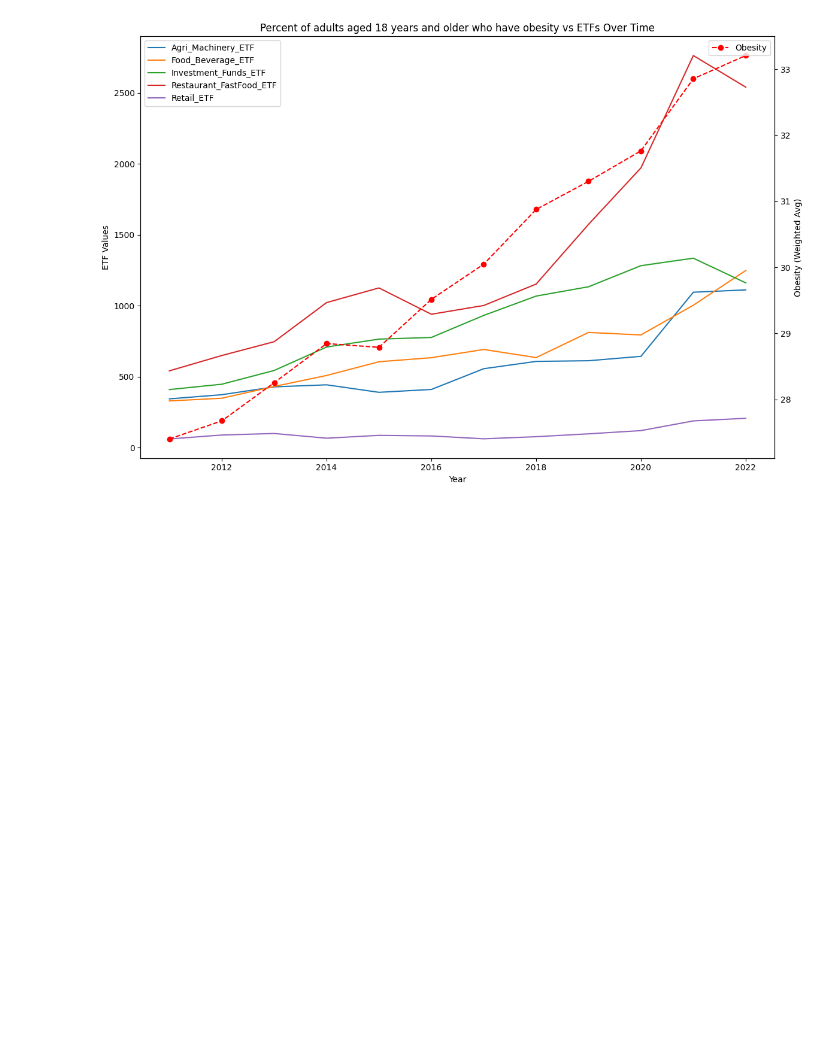
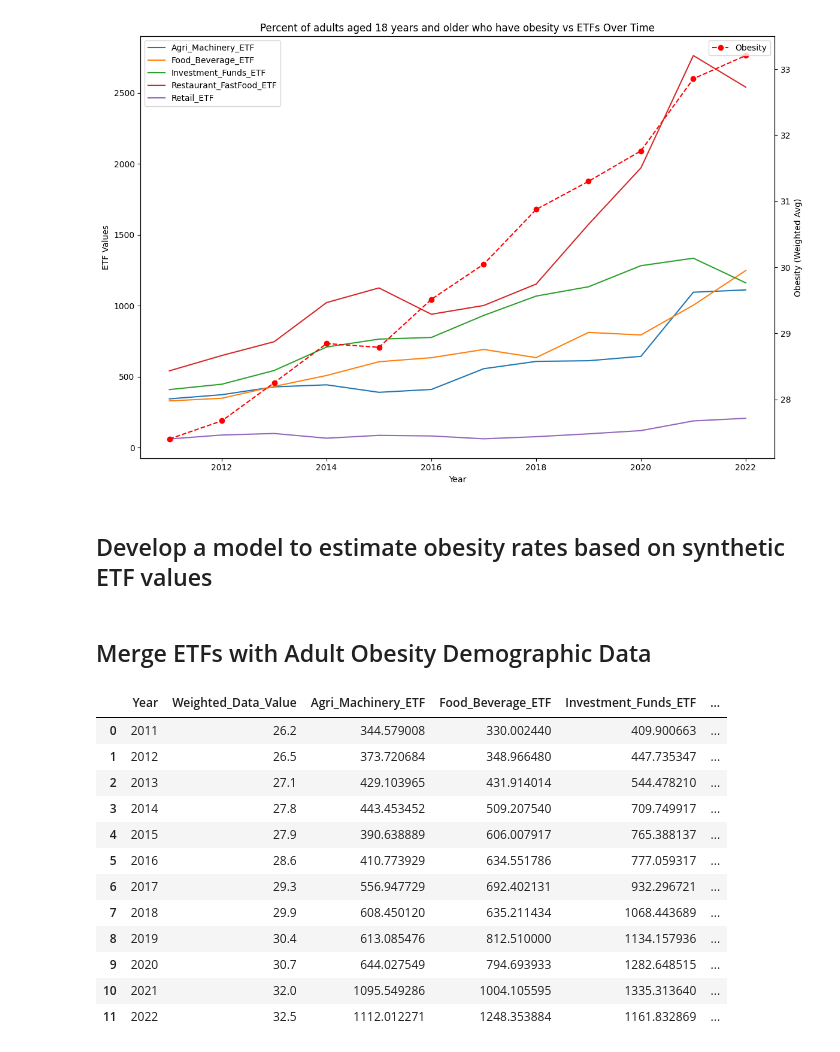
Before and after one commit to TonyZhang2004/Citadel-Summer-Datathon, a Jupyter notebook: EDA/synth_etf_corr.ipynb, the cells around one changed output. Saved outputs shown, nothing was run; the diff lists cells and outputs as text; code cells hidden in the pictures; blank space fills up the shorter version.

```diff
--- a/EDA/synth_etf_corr.ipynb
+++ b/EDA/synth_etf_corr.ipynb
@@ -12,6 +12,14 @@ health_file_2_path = 'grouped_data_2.csv'
 health_file_3_path = 'grouped_data_3.csv'
 health_file_4_path = 'grouped_data_4.csv'
 stock_file_path = './all_stock_and_etfs.csv'
+
+two_or_more_races_path = 'adult_ethnicity_health_data/2ormoreraces_obesity.csv'
+american_indian_alaskan_path = 'adult_ethnicity_health_data/AmericanIndianAlaskaNative_obesity.csv'
+asian_path = 'adult_ethnicity_health_data/Asian_obesity.csv'
+hawaiian_pacific_islander_path = 'adult_ethnicity_health_data/HawaiianPacificIslander_obesity.csv'
+hispanic_path = 'adult_ethnicity_health_data/Hispanic_obesity.csv'
+non_hispanic_black_path = 'adult_ethnicity_health_data/Non-HispanicBlack_obesity.csv'
+non_hispanic_white_path = 'adult_ethnicity_health_data/Non-HispanicWhite_obesity.csv'
 # %% [markdown]
 ## File Path Descriptions:
 
@@ -313,3 +323,36 @@ plt.tight_layout()
 plt.show()
 # %% [output]
 [figure]
+# %% [markdown]
+## Develop a model to estimate obesity rates based on synthetic ETF values
+# %% [markdown]
+## Merge ETFs with Adult Obesity Demographic Data
+# %%
+def process_pd(path):
+    temp_df = pd.read_csv(path)
+    temp_df.rename(columns={'YearStart': 'Year'}, inplace=True)
+    return merge_datasets(temp_df, etf_df)
+
+merged_two_or_more_df = process_pd(two_or_more_races_path)
+merged_american_indian_df = process_pd(american_indian_alaskan_path)
+merged_asian_df = process_pd(asian_path)
+merged_hawaiian_df = process_pd(hawaiian_pacific_islander_path)
+merged_hispanic_df = process_pd(hispanic_path)
+merged_black_df = process_pd(non_hispanic_black_path)
+merged_white_df = process_pd(non_hispanic_white_path)
+
+merged_white_df
+# %% [output]
+|  | Year | Weighted_Data_Value | Agri_Machinery_ETF | Food_Beverage_ETF | Investment_Funds_ETF | ... |
+| 0 | 2011 | 26.2 | 344.579008 | 330.002440 | 409.900663 | ... |
+| 1 | 2012 | 26.5 | 373.720684 | 348.966480 | 447.735347 | ... |
+| 2 | 2013 | 27.1 | 429.103965 | 431.914014 | 544.478210 | ... |
+| 3 | 2014 | 27.8 | 443.453452 | 509.207540 | 709.749917 | ... |
+| 4 | 2015 | 27.9 | 390.638889 | 606.007917 | 765.388137 | ... |
+| 5 | 2016 | 28.6 | 410.773929 | 634.551786 | 777.059317 | ... |
+| 6 | 2017 | 29.3 | 556.947729 | 692.402131 | 932.296721 | ... |
+| 7 | 2018 | 29.9 | 608.450120 | 635.211434 | 1068.443689 | ... |
+| 8 | 2019 | 30.4 | 613.085476 | 812.510000 | 1134.157936 | ... |
+| 9 | 2020 | 30.7 | 644.027549 | 794.693933 | 1282.648515 | ... |
+| 10 | 2021 | 32.0 | 1095.549286 | 1004.105595 | 1335.313640 | ... |
+| 11 | 2022 | 32.5 | 1112.012271 | 1248.353884 | 1161.832869 | ... |
```
Also changed, not shown: parts of 4 cells of this notebook.
